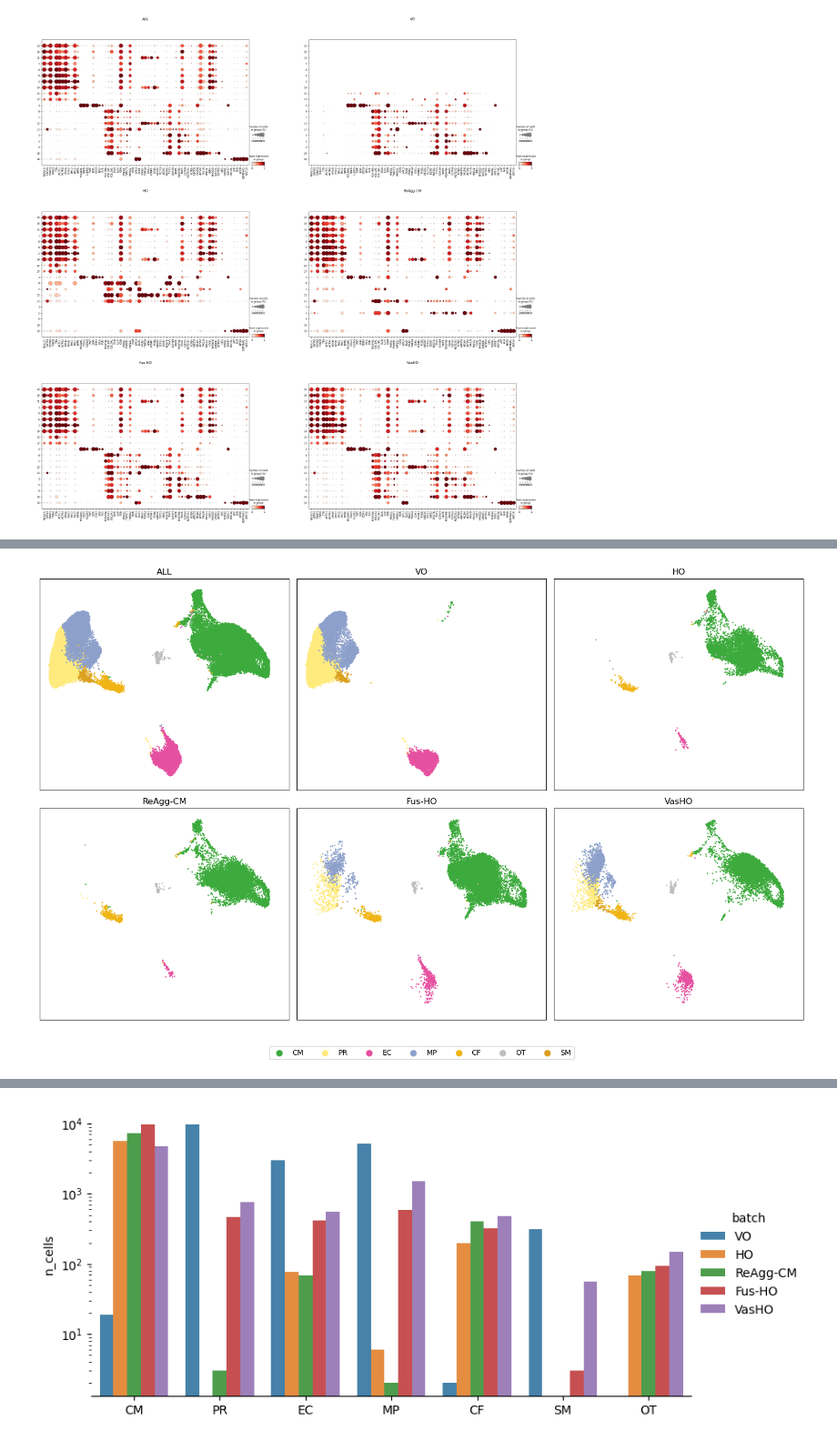
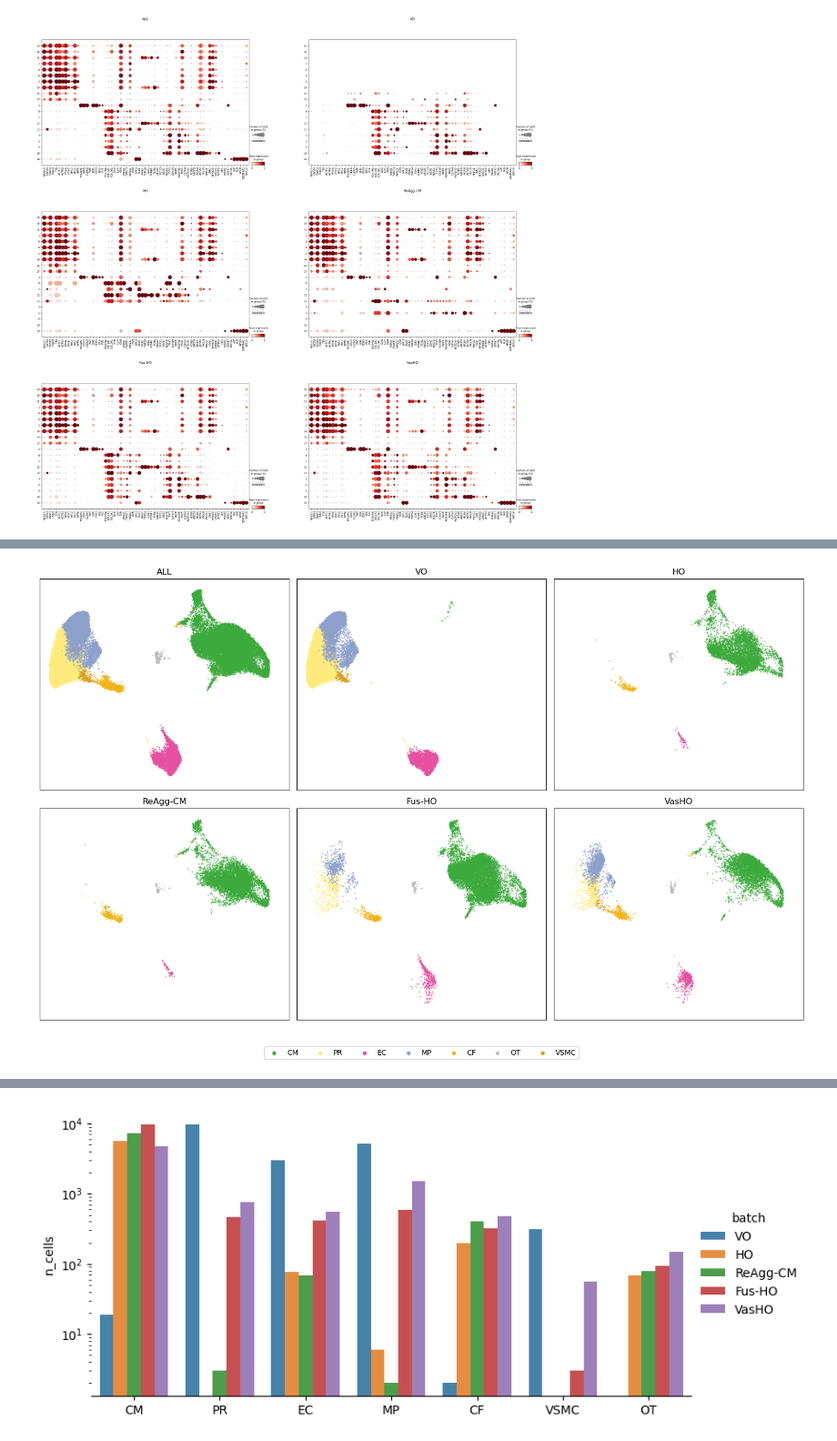
Before and after one commit to yachielab/DataAnalysis_Vascularized_Cardiac_Organoids, a Jupyter notebook: ipynb/CCO12.ipynb, the cells around one changed output, grey strips where cells are left out. Shown at 91% size. Drawn from its saved outputs; the diff is of its cells as text; code cells hidden in the pictures.

```diff
--- a/ipynb/CCO12.ipynb
+++ b/ipynb/CCO12.ipynb
@@ -31,7 +34,7 @@ colormap = {
     "MP": (141/255, 160/255, 203/255),
     "PR": (255/255, 235/255, 125/255),
     "CF": (240/255, 180/255, 20/255),
-    "SM": (220/255, 160/255, 30/255),
+    "VSMC": (220/255, 160/255, 30/255),
     "OT": (190/255, 190/255, 190/255),
     "OTH": (170/255, 170/255, 170/255),
 }
@@ -68,6 +71,6 @@ samples = ['ALL', 'VO', 'HO', 'ReAgg-CM', 'Fus-HO', 'VasHO']
 samples_old = ['ALL','VO','HO','CA','VHO','VCO']
 sample_mapper = {"VO": "VO", "HO": "HO", "CA": "ReAgg-CM", "VHO": "Fus-HO", "VCO": "VasHO"}
 
-cell_types = ['CM', 'PR', 'EC', 'MP', 'CF', 'SM', 'OT']
+cell_types = ['CM', 'PR', 'EC', 'MP', 'CF', 'VSMC', 'OT']
 # %% [markdown]
 # 1. Relabel celltype
@@ -177,3 +205,5 @@ adata_all.obs['batch'] = adata_all.obs['batch'].astype("category")
+# %%
+adata_all = sc.read_h5ad(f"{WORK_DIR}/adata/cell_type_labelled/ALL.h5ad")
 # %%
 fig, axs = plt.subplots(2, 3, figsize=(15,9))
 axs = axs.flatten()
@@ -187,37 +217,37 @@ for i, sample in enumerate(samples):
     else:
         adata = adata_all[adata_all.obs["batch"] == samples[i]]
 
     for j, ld in enumerate(adata_all.obs['cell_type'].unique()):
         sbplt = axs[i].scatter(
             adata.obsm['X_umap'][adata.obs['cell_type'] == ld, 0],
             adata.obsm['X_umap'][adata.obs['cell_type'] == ld, 1],
             label=ld,
             color=colormap[ld],
-            s=1)
+            s=0.3, alpha=1)
         if i == 0:
             handles.append(sbplt)
             labels.append(ld)
 
     axs[i].set_title(sample)
     axs[i].set_xlim([-11, 21])
     axs[i].set_ylim([-6, 18])
     axs[i].set_xticks([])
     axs[i].set_yticks([])
 
 fig.legend(
     handles, labels,
     loc='lower center',
     ncol=10,
     markerscale=8,
     bbox_to_anchor=(0.5, -0.075)
 )
 
 plt.tight_layout()
-# plt.savefig(f'{WORK_DIR}/UMAP/original_leiden.complete.png', bbox_inches="tight")
-# plt.savefig(f'{WORK_DIR}/UMAP/original_leiden.complete.svg', bbox_inches="tight")
+plt.savefig(f'{WORK_DIR}/umap/original_leiden.complete.png', bbox_inches="tight")
+plt.savefig(f'{WORK_DIR}/umap/original_leiden.complete.svg', bbox_inches="tight")
 plt.show()
 # %% [output]
-[figure, old version]
+[figure, new version]
 # %%
 res = {"batch": [], "cell_type": [], "count": []}
 
```
Also changed, not shown: parts of 16 cells of this notebook, 18 other files.
